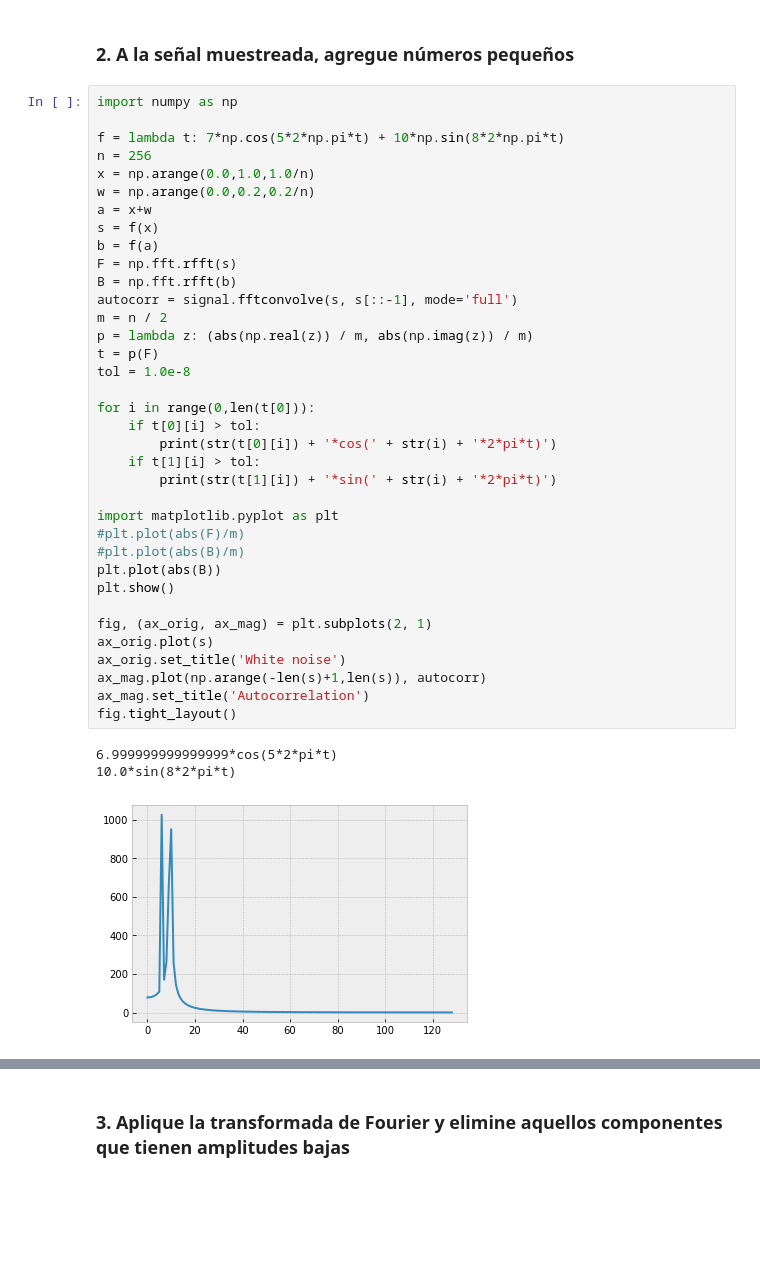
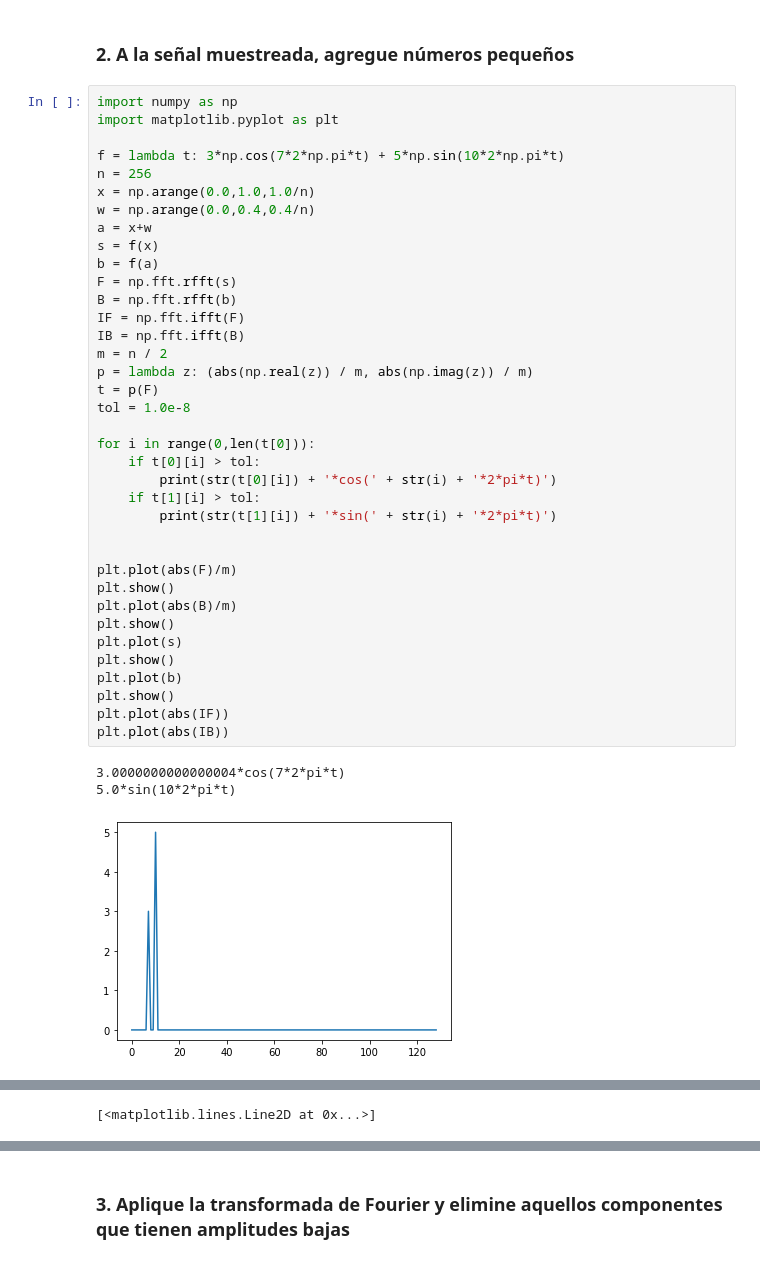
Before and after one commit to MelissaEscobar/comunicacionesI, a Jupyter notebook: TallerFFT2905.ipynb, the cells around one changed output, grey strips where cells are left out. Drawn from its saved outputs; the diff is of its cells as text; blank space fills up the shorter version.

```diff
--- a/TallerFFT2905.ipynb
+++ b/TallerFFT2905.ipynb
@@ -147,41 +147,42 @@ plt.plot(abs(A)/m)
 ### 2. A la señal muestreada, agregue números pequeños
 # %%
 import numpy as np
+import matplotlib.pyplot as plt
 
-f = lambda t: 7*np.cos(5*2*np.pi*t) + 10*np.sin(8*2*np.pi*t)
+f = lambda t: 3*np.cos(7*2*np.pi*t) + 5*np.sin(10*2*np.pi*t)
 n = 256
 x = np.arange(0.0,1.0,1.0/n)
-w = np.arange(0.0,0.2,0.2/n)
+w = np.arange(0.0,0.4,0.4/n)
 a = x+w
 s = f(x)
 b = f(a)
 F = np.fft.rfft(s)
 B = np.fft.rfft(b)
-autocorr = signal.fftconvolve(s, s[::-1], mode='full')
+IF = np.fft.ifft(F)
+IB = np.fft.ifft(B)
 m = n / 2
 p = lambda z: (abs(np.real(z)) / m, abs(np.imag(z)) / m)
 t = p(F)
 tol = 1.0e-8
 
 for i in range(0,len(t[0])):
     if t[0][i] > tol:
         print(str(t[0][i]) + '*cos(' + str(i) + '*2*pi*t)')
     if t[1][i] > tol:
         print(str(t[1][i]) + '*sin(' + str(i) + '*2*pi*t)')
 
-import matplotlib.pyplot as plt
-#plt.plot(abs(F)/m)
-#plt.plot(abs(B)/m)
-plt.plot(abs(B))
+
+plt.plot(abs(F)/m)
 plt.show()
-
-fig, (ax_orig, ax_mag) = plt.subplots(2, 1)
-ax_orig.plot(s)
-ax_orig.set_title('White noise')
-ax_mag.plot(np.arange(-len(s)+1,len(s)), autocorr)
-ax_mag.set_title('Autocorrelation')
-fig.tight_layout()
+plt.plot(abs(B)/m)
+plt.show()
+plt.plot(s)
+plt.show()
+plt.plot(b)
+plt.show()
+plt.plot(abs(IF))
+plt.plot(abs(IB))
 # %% [output]
-6.999999999999999*cos(5*2*pi*t)
-10.0*sin(8*2*pi*t)
+3.0000000000000004*cos(7*2*pi*t)
+5.0*sin(10*2*pi*t)
-[figure, old version]
+[figure, new version]
@@ -188,0 +192 @@ fig.tight_layout()
+[<matplotlib.lines.Line2D at 0x...>]
```
Also changed, not shown: parts of 20 cells of this notebook.
